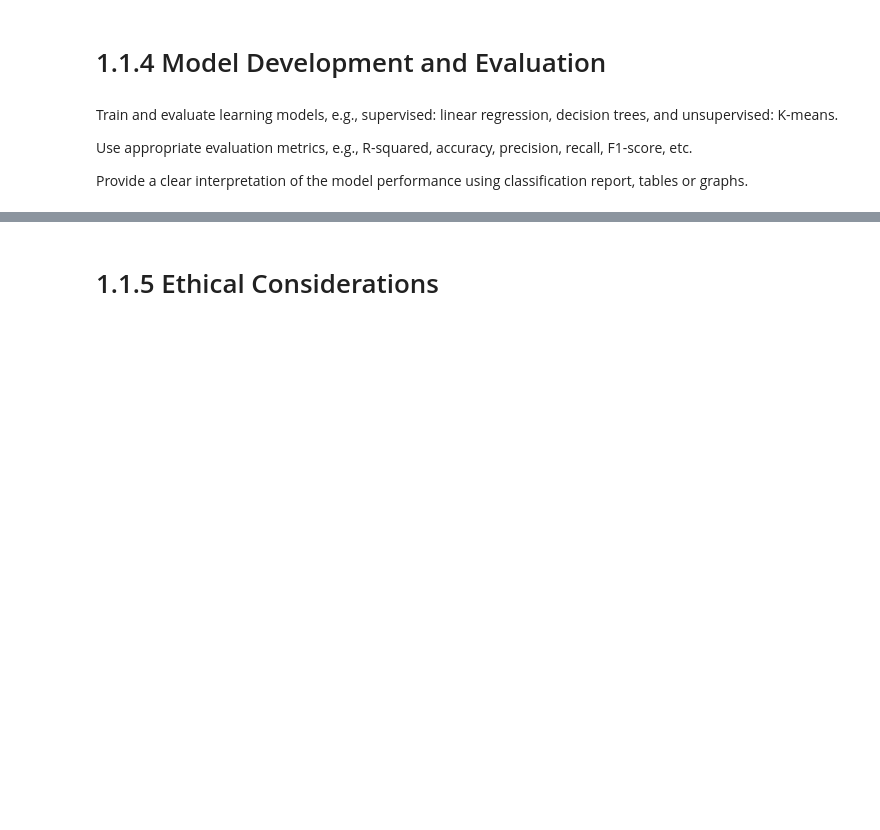
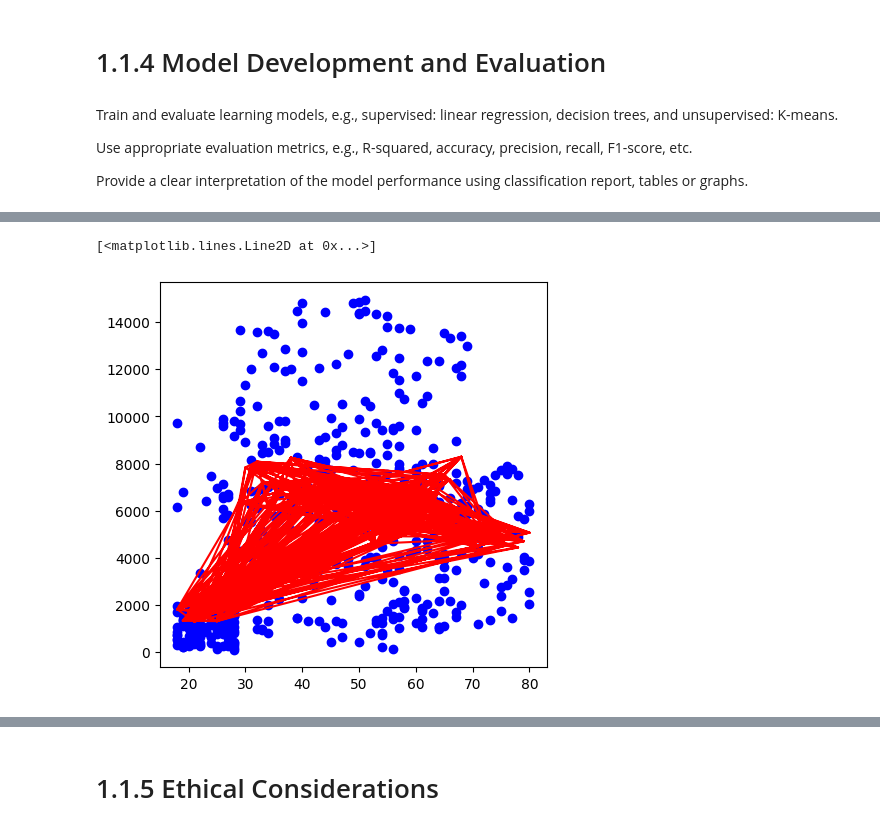
Before and after one commit to petar-Atanasov/Applied-Data-Science-and-AI-Workflow, a Jupyter notebook: CST3133_CourseWork_A.ipynb, the cells around one changed output, grey strips where cells are left out. Drawn from its saved outputs; the diff is of its cells as text; code cells hidden in the pictures; blank space fills up the shorter version.

```diff
--- a/CST3133_CourseWork_A.ipynb
+++ b/CST3133_CourseWork_A.ipynb
@@ -304,0 +222,5 @@ KeyError: 'NormalizedFraudulentTransaction'
+# %%
+x=dataset[['CustomerAge']]
+y=dataset['AccountBalance']
+
+x_train, x_test, y_train, y_test = train_test_split(x, y, test_size=0.2, random_state=42)
@@ -304,0 +264,8 @@ KeyError: 'NormalizedFraudulentTransaction'
+# %%
+dt_unseen_predictions = decision_tree_model.predict(x_test)
+plt.figure(figsize=(5,5))
+plt.scatter(x_test, y_test, color='blue', label='Actual')
+plt.plot(x_test, dt_unseen_predictions, color='red', label='Predicted')
+# %% [output]
+[<matplotlib.lines.Line2D at 0x...>]
+[figure, added]
```
Also changed, not shown: parts of 26 cells of this notebook.
